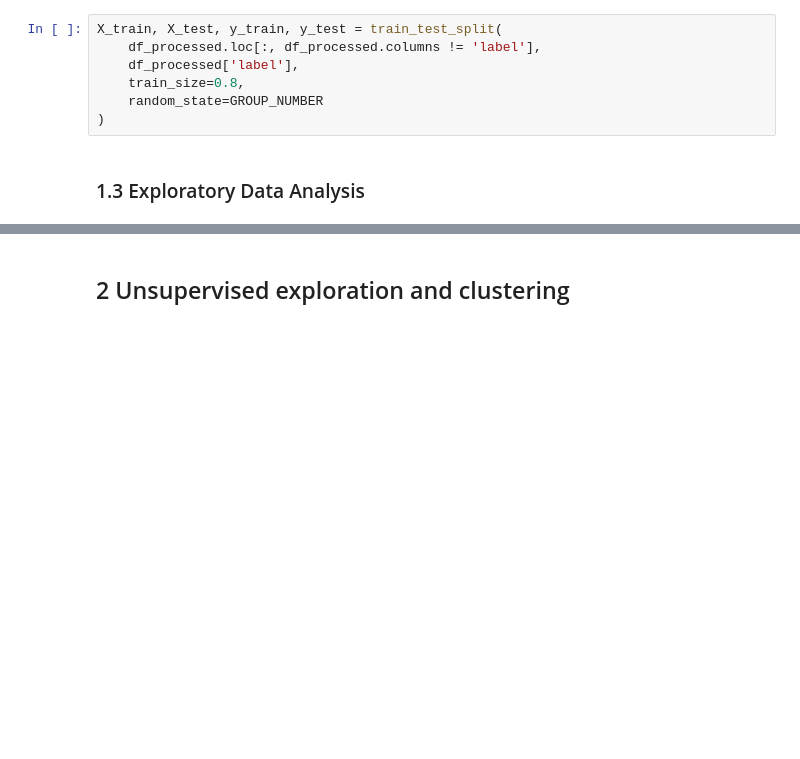
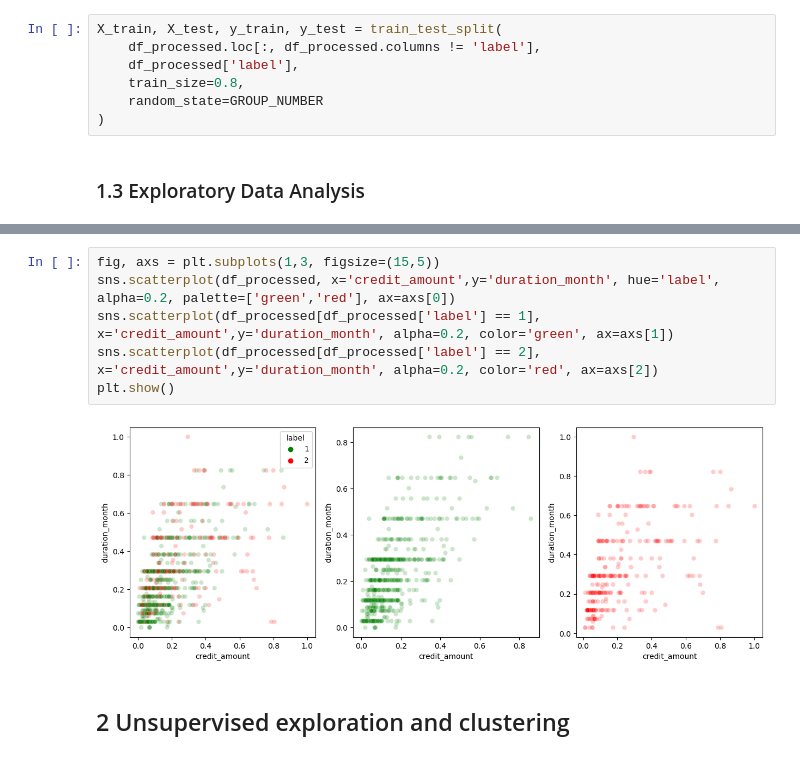
Before and after one commit to RisingZero/ml4n-23-adversarial-attacks, a Jupyter notebook: project.ipynb, the cells around one changed output, grey strips where cells are left out. Cells and saved outputs as stored; diff of their text form; blank space fills up the shorter version.

```diff
--- a/project.ipynb
+++ b/project.ipynb
@@ -119,3 +199,11 @@ X_train, X_test, y_train, y_test = train_test_split(
+# %%
+fig, axs = plt.subplots(1,3, figsize=(15,5))
+sns.scatterplot(df_processed, x='credit_amount',y='duration_month', hue='label', alpha=0.2, palette=['green','red'], ax=axs[0])
+sns.scatterplot(df_processed[df_processed['label'] == 1], x='credit_amount',y='duration_month', alpha=0.2, color='green', ax=axs[1])
+sns.scatterplot(df_processed[df_processed['label'] == 2], x='credit_amount',y='duration_month', alpha=0.2, color='red', ax=axs[2])
+plt.show()
+# %% [output]
+[figure, added]
 # %% [markdown]
 ## 2 Unsupervised exploration and clustering
 # %% [markdown]
```
Also changed, not shown: parts of 6 cells of this notebook.
